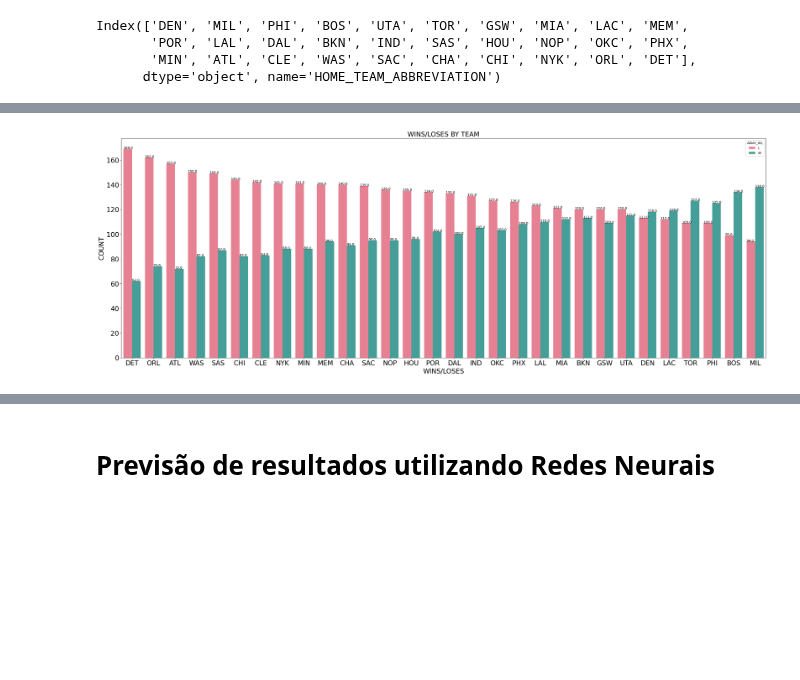
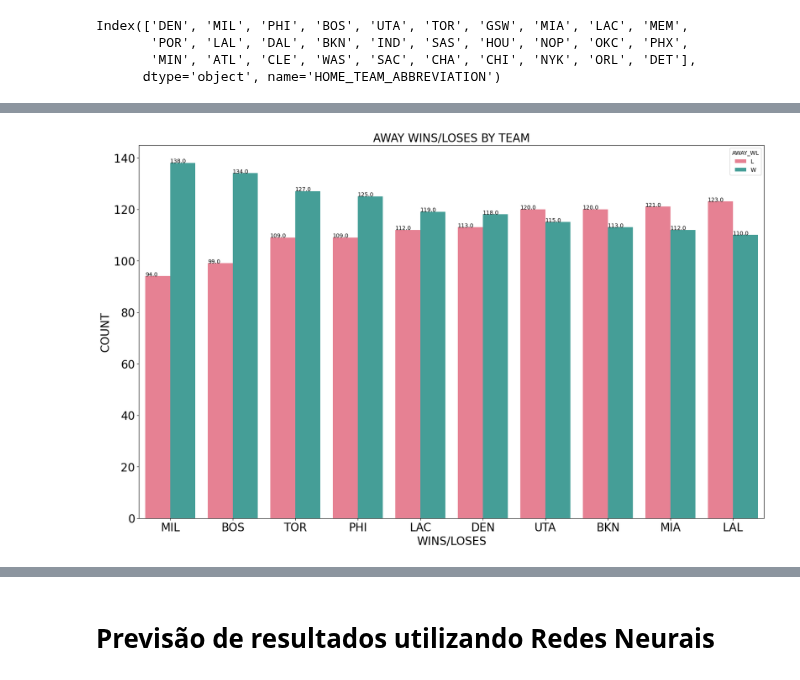
Before and after one commit to ArthurPatricio/Final_Project_Basketball_Game_Prediction, a Jupyter notebook: RN.ipynb, the cells around one changed output, grey strips where cells are left out. Drawn from its saved outputs; the diff is of its cells as text; code cells hidden in the pictures; blank space fills up the shorter version.

```diff
--- a/RN.ipynb
+++ b/RN.ipynb
@@ -176,24 +176,22 @@ Index(['DEN', 'MIL', 'PHI', 'BOS', 'UTA', 'TOR', 'GSW', 'MIA', 'LAC', 'MEM',
        'MIN', 'ATL', 'CLE', 'WAS', 'SAC', 'CHA', 'CHI', 'NYK', 'ORL', 'DET'],
       dtype='object', name='HOME_TEAM_ABBREVIATION')
 # %%
-# TEAMS PER HOME WINS BAR PLOT
+# TEAMS PER HOME WINS/LOSSES BAR PLOT
 
-plt.figure(figsize=(35,12))
-fig12 = sns.countplot(data=nba_data, x=nba_data['HOME_TEAM_ABBREVIATION'],
-                        #y=nba_data[(nba_data['HOME_SEASON'] == '2022-23')]['HOME_WL'],
+plt.figure(figsize=(20,12))
+fig11 = sns.countplot(data=nba_data, x=nba_data['HOME_TEAM_ABBREVIATION'],
                         palette = 'husl',
-                        #hue = nba_data[nba_data['HOME_SEASON'] == '2022-23']['HOME_WL']
                         hue = nba_data['HOME_WL'],
-                        order=nba_data[nba_data['HOME_WL'] == 'W']['HOME_TEAM_ABBREVIATION'].value_counts().index
+                        order=nba_data[nba_data['HOME_WL'] == 'W']['HOME_TEAM_ABBREVIATION'].value_counts().iloc[:10].index
                         )
-fig12.set_xlabel('WINS/LOSES', fontsize=20)
-fig12.set_ylabel('COUNT', fontsize=20)
-fig12.tick_params(labelsize=20)
-plt.title('WINS/LOSES BY TEAM', fontsize = 20)
-for p in fig12.patches:
+fig11.set_xlabel('WINS/LOSES', fontsize=20)
+fig11.set_ylabel('COUNT', fontsize=20)
+fig11.tick_params(labelsize=20)
+plt.title('HOME WINS/LOSES BY TEAM', fontsize = 20)
+for p in fig11.patches:
     txt = str(p.get_height().round(2))
     txt_x = p.get_x()
     txt_y = p.get_height()
-    fig12.text(txt_x,txt_y,txt)
+    fig11.text(txt_x,txt_y,txt)
 plt.show()
 # %% [output]
@@ -201,23 +199,21 @@ plt.show()
 # %%
-# TEAMS PER HOME WINS BAR PLOT
+# TEAMS PER AWAY WINS/LOSSES BAR PLOT
 
-plt.figure(figsize=(35,12))
-fig12 = sns.countplot(data=nba_data, x=nba_data['AWAY_TEAM_ABBREVIATION'],
-                        #y=nba_data[(nba_data['HOME_SEASON'] == '2022-23')]['HOME_WL'],
+plt.figure(figsize=(20,12))
+fig2 = sns.countplot(data=nba_data, x=nba_data['AWAY_TEAM_ABBREVIATION'],
                         palette = 'husl',
-                        #hue = nba_data[nba_data['HOME_SEASON'] == '2022-23']['HOME_WL']
                         hue = nba_data['AWAY_WL'],
-                        order=nba_data[nba_data['AWAY_WL'] == 'L']['AWAY_TEAM_ABBREVIATION'].value_counts().index
+                        order=nba_data[nba_data['AWAY_WL'] == 'W']['AWAY_TEAM_ABBREVIATION'].value_counts().iloc[:10].index
                         )
-fig12.set_xlabel('WINS/LOSES', fontsize=20)
-fig12.set_ylabel('COUNT', fontsize=20)
-fig12.tick_params(labelsize=20)
-plt.title('WINS/LOSES BY TEAM', fontsize = 20)
-for p in fig12.patches:
+fig2.set_xlabel('WINS/LOSES', fontsize=20)
+fig2.set_ylabel('COUNT', fontsize=20)
+fig2.tick_params(labelsize=20)
+plt.title('AWAY WINS/LOSES BY TEAM', fontsize = 20)
+for p in fig2.patches:
     txt = str(p.get_height().round(2))
     txt_x = p.get_x()
     txt_y = p.get_height()
-    fig12.text(txt_x,txt_y,txt)
+    fig2.text(txt_x,txt_y,txt)
 plt.show()
 # %% [output]
-[figure, old version]
+[figure, new version]
```
Also changed, not shown: parts of 13 cells of this notebook, 1 other file.
